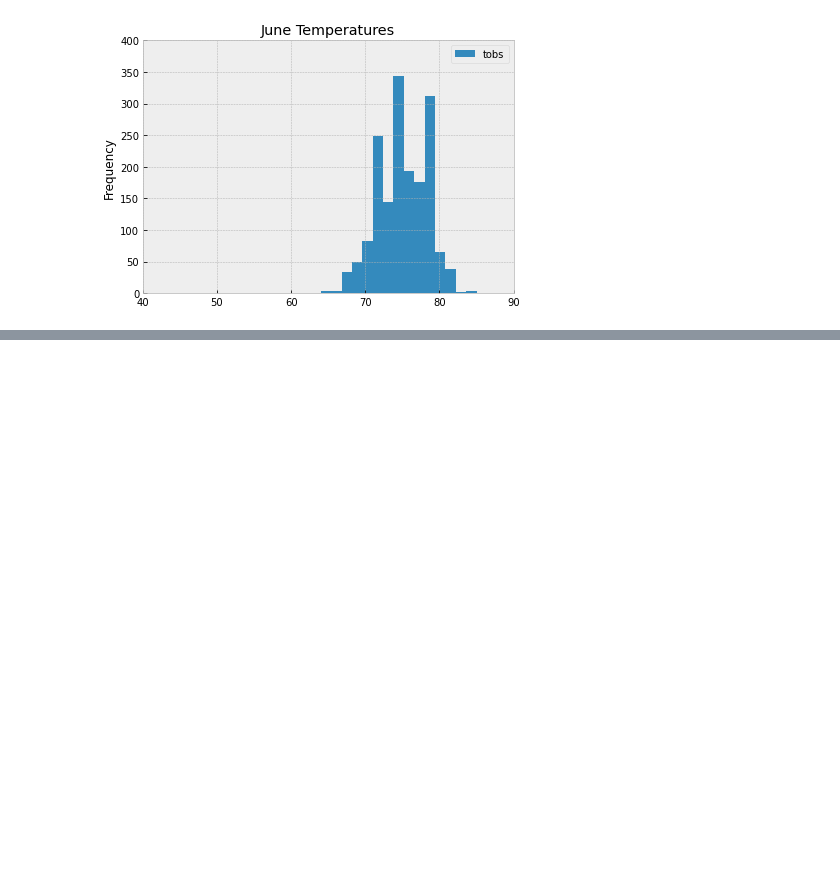
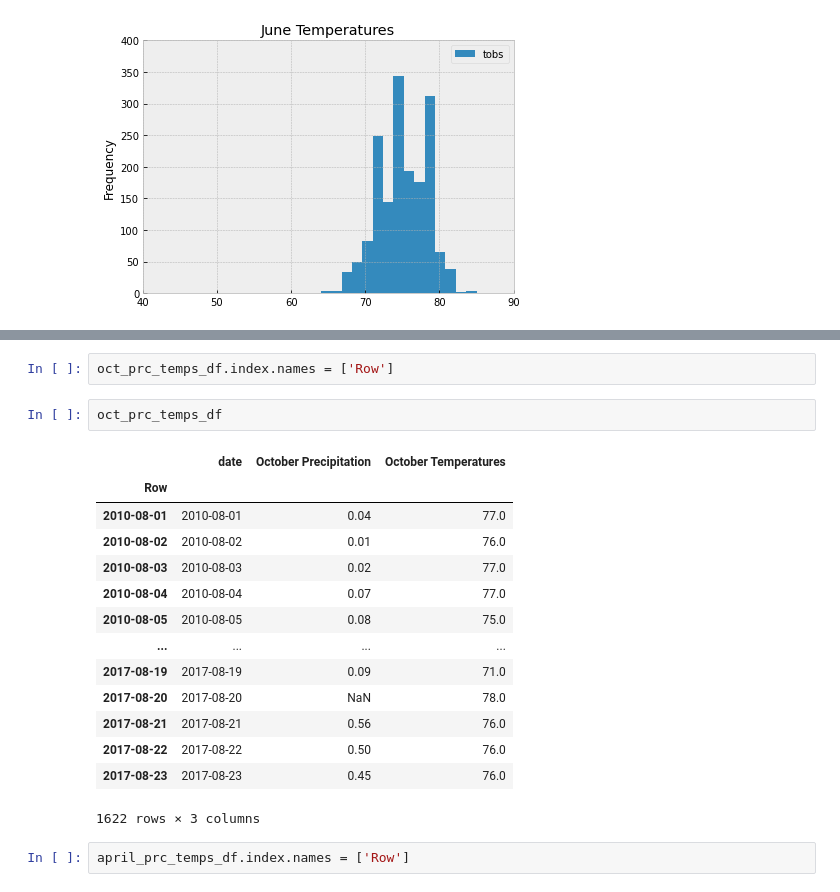
Before and after one commit to teachjanderson/surfs_up, a Jupyter notebook: SurfsUp_Challenge.ipynb, the cells around one changed output, grey strips where cells are left out. Cells and saved outputs as stored; diff of their text form; blank space fills up the shorter version.

```diff
--- a/SurfsUp_Challenge.ipynb
+++ b/SurfsUp_Challenge.ipynb
@@ -227,0 +264,21 @@ plt.ylim([0,400])
+# %%
+oct_prc_temps_df.index.names = ['Row']
+# %%
+oct_prc_temps_df
+# %% [output]
+|  | date | October Precipitation | October Temperatures |
+| Row |  |  |  |
+| 2010-08-01 | 2010-08-01 | 0.04 | 77.0 |
+| 2010-08-02 | 2010-08-02 | 0.01 | 76.0 |
+| 2010-08-03 | 2010-08-03 | 0.02 | 77.0 |
+| 2010-08-04 | 2010-08-04 | 0.07 | 77.0 |
+| 2010-08-05 | 2010-08-05 | 0.08 | 75.0 |
+| ... | ... | ... | ... |
+| 2017-08-19 | 2017-08-19 | 0.09 | 71.0 |
+| 2017-08-20 | 2017-08-20 | NaN | 78.0 |
+| 2017-08-21 | 2017-08-21 | 0.56 | 76.0 |
+| 2017-08-22 | 2017-08-22 | 0.50 | 76.0 |
+| 2017-08-23 | 2017-08-23 | 0.45 | 76.0 |
+1622 rows × 3 columns
+# %%
+april_prc_temps_df.index.names = ['Row']
```
Also changed, not shown: parts of 6 cells of this notebook, 1 other file.
